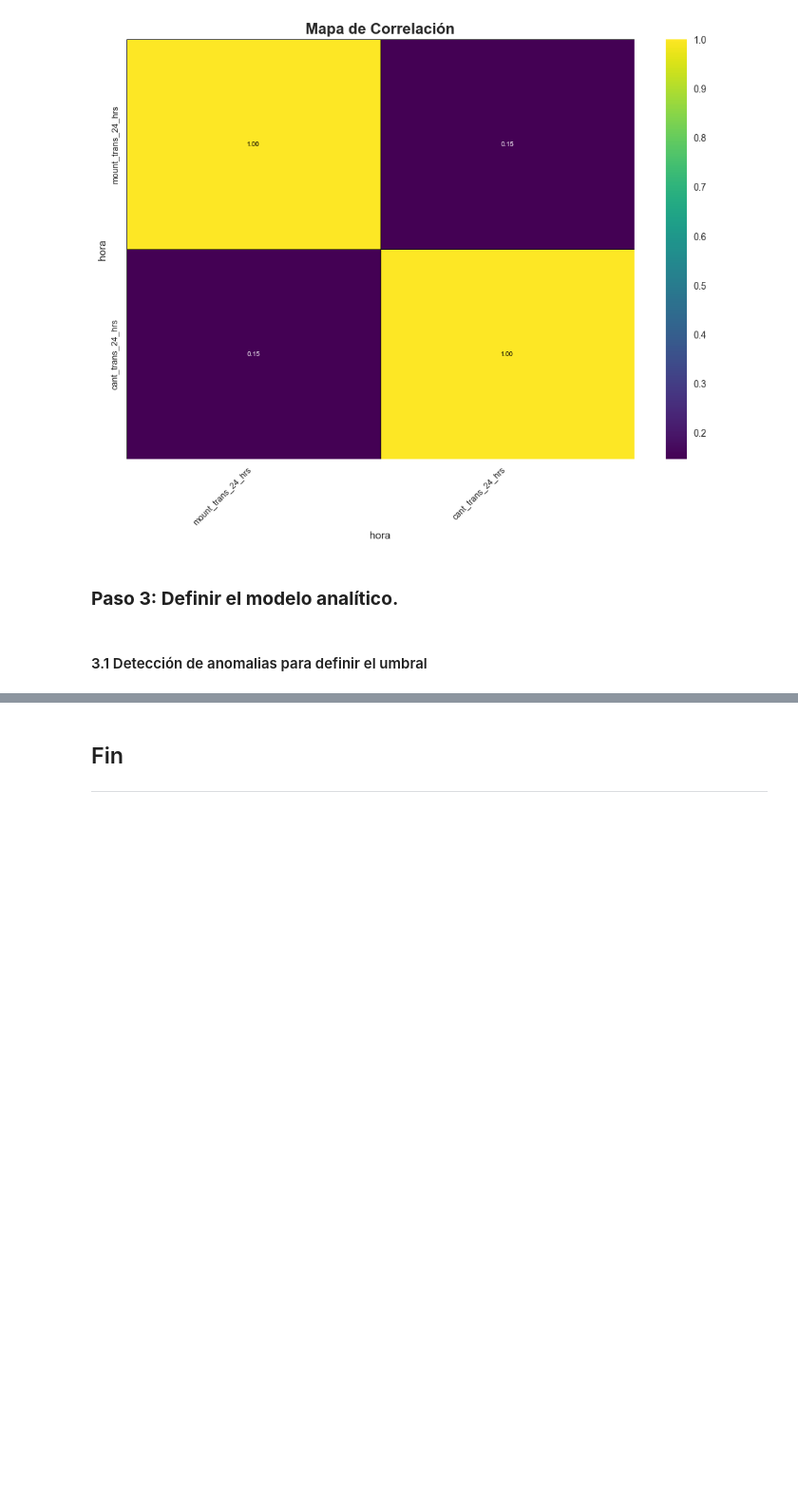
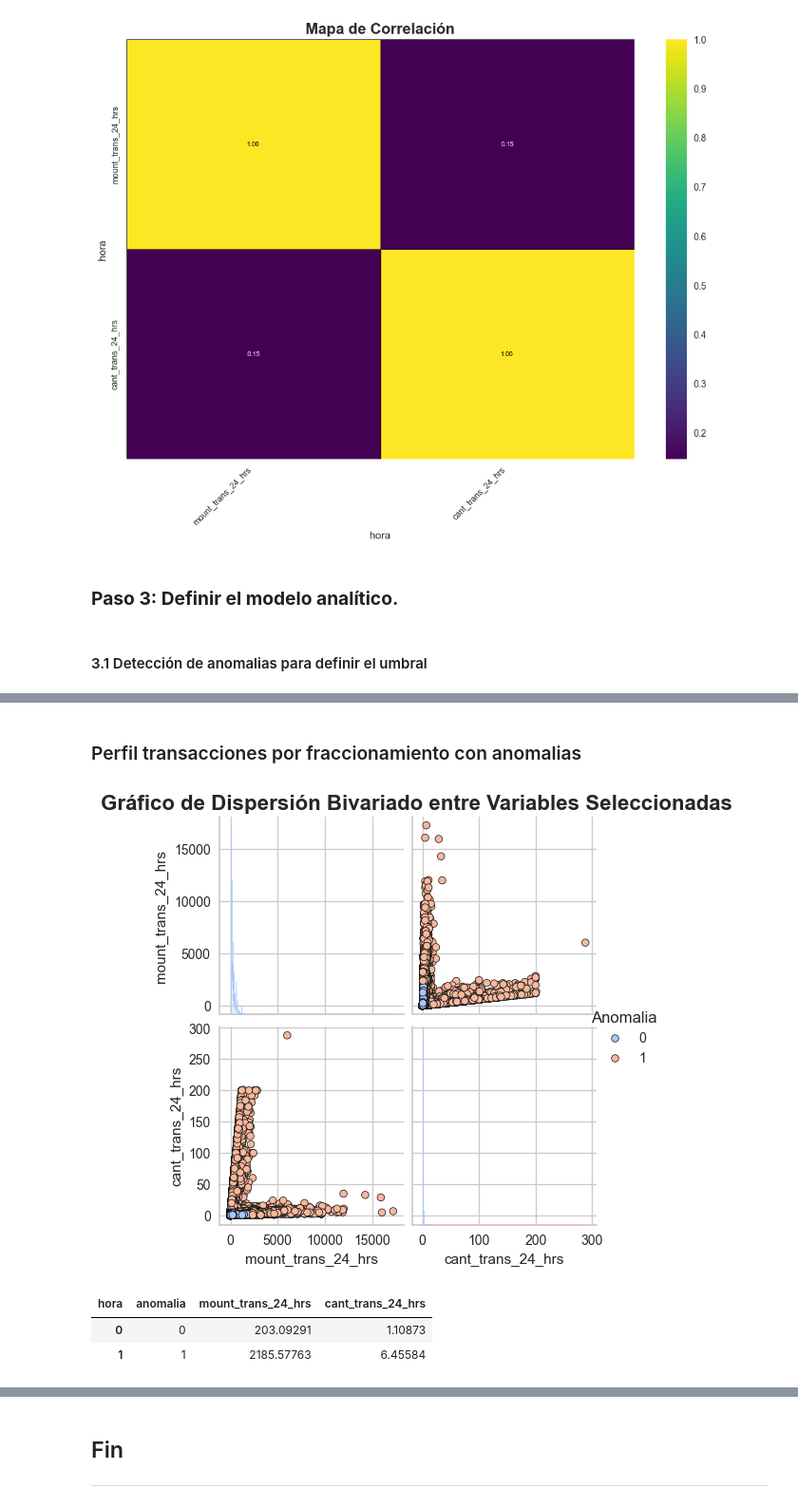
Before and after one commit to Dfperezgdatascientist/Prueba_tecnica_DsC_Nequi, a Jupyter notebook: Prueba_Tecnica_Nequi_DsC_DFPG.ipynb, the cells around one changed output, grey strips where cells are left out. Shown: that part at 95% size. Drawn from its saved outputs; the diff is of its cells as text; code cells hidden in the pictures; blank space fills up the shorter version.

Commit message:
Vf
Versión Final ultimos ajustes

```diff
--- a/Prueba_Tecnica_Nequi_DsC_DFPG.ipynb
+++ b/Prueba_Tecnica_Nequi_DsC_DFPG.ipynb
@@ -699,2 +715,12 @@ from sklearn.svm import OneClassSVM
 # %%
 df_fraccio_fn.to_parquet("./df_fraccio_fn.parquet")
+# %%
+outliers_fraction = 0.01
+# Take useful feature and standardize them
+data = df_fraccio_fn[['mount_trans_24_hrs','cant_trans_24_hrs']]
+min_max_scaler = preprocessing.StandardScaler()
+np_scaled = min_max_scaler.fit_transform(data)
+data = pd.DataFrame(np_scaled)
+# train isolation forest
+model =  IsolationForest(contamination = outliers_fraction)
+model.fit(data)
@@ -744,0 +774,36 @@ dtype: object
+# %% [markdown]
+### Perfil transacciones por fraccionamiento con anomalias
+# %%
+# Selección de las variables para el gráfico bivariado
+variables = ['mount_trans_24_hrs', 'cant_trans_24_hrs']
+
+# Crear PairPlot con las variables seleccionadas
+g = sns.pairplot(
+    data=df_fraccio_fn,
+    vars=variables,
+    hue='anomalia',
+    palette='coolwarm',
+    diag_kind='kde',
+    plot_kws={'s': 30, 'edgecolor': 'k', 'linewidth': 0.5}
+)
+
+
+# Ajustes del título
+g.fig.suptitle('Gráfico de Dispersión Bivariado entre Variables Seleccionadas',
+               fontsize=16, fontweight='bold', y=1.02)
+
+# Ajustar la posición de la leyenda para evitar solapamientos
+g._legend.set_title("Anomalia")
+g._legend.set_bbox_to_anchor((1.05, 0.5))
+
+# Mostrar el gráfico
+plt.show()
+# %% [output]
+[figure, added]
+# %%
+resumen= pd.DataFrame(df_fraccio_fn[['mount_trans_24_hrs','cant_trans_24_hrs','anomalia']].groupby(['anomalia']).mean()).reset_index()
+resumen
+# %% [output]
+| hora | anomalia | mount_trans_24_hrs | cant_trans_24_hrs |
+| 0 | 0 | 203.09291 | 1.10873 |
+| 1 | 1 | 2185.57763 | 6.45584 |
```
Also changed, not shown: parts of 13 cells of this notebook, 2 other files.
